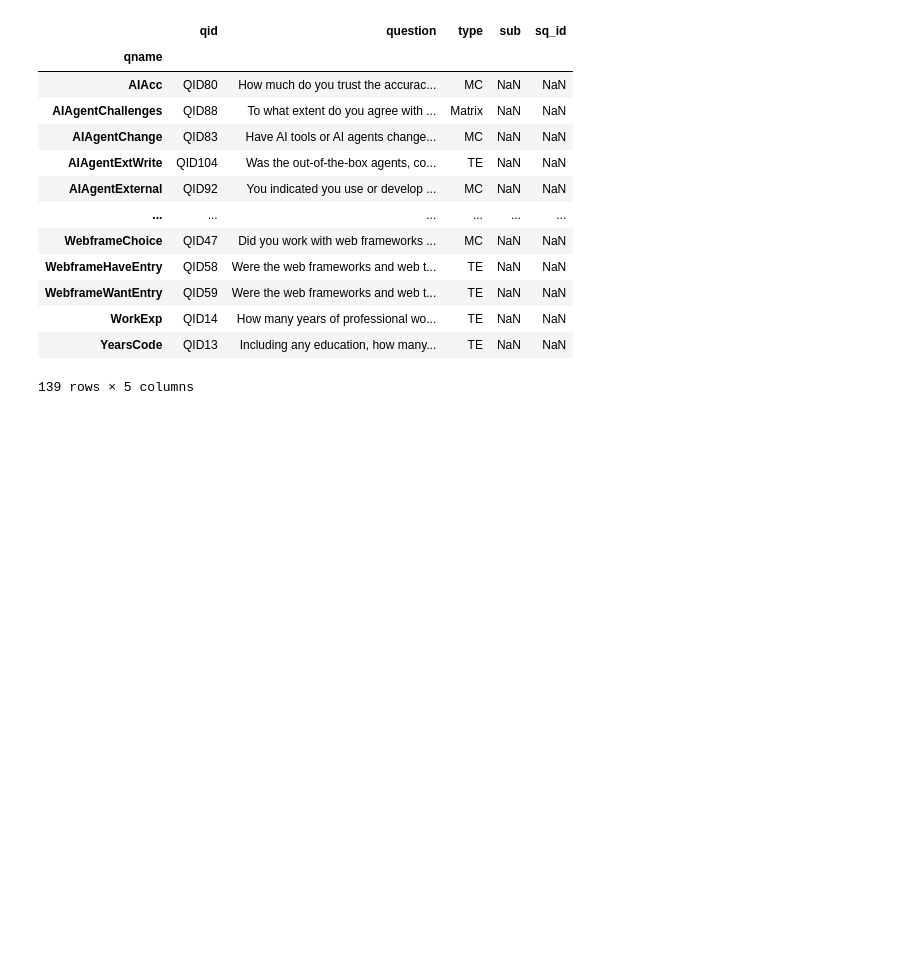
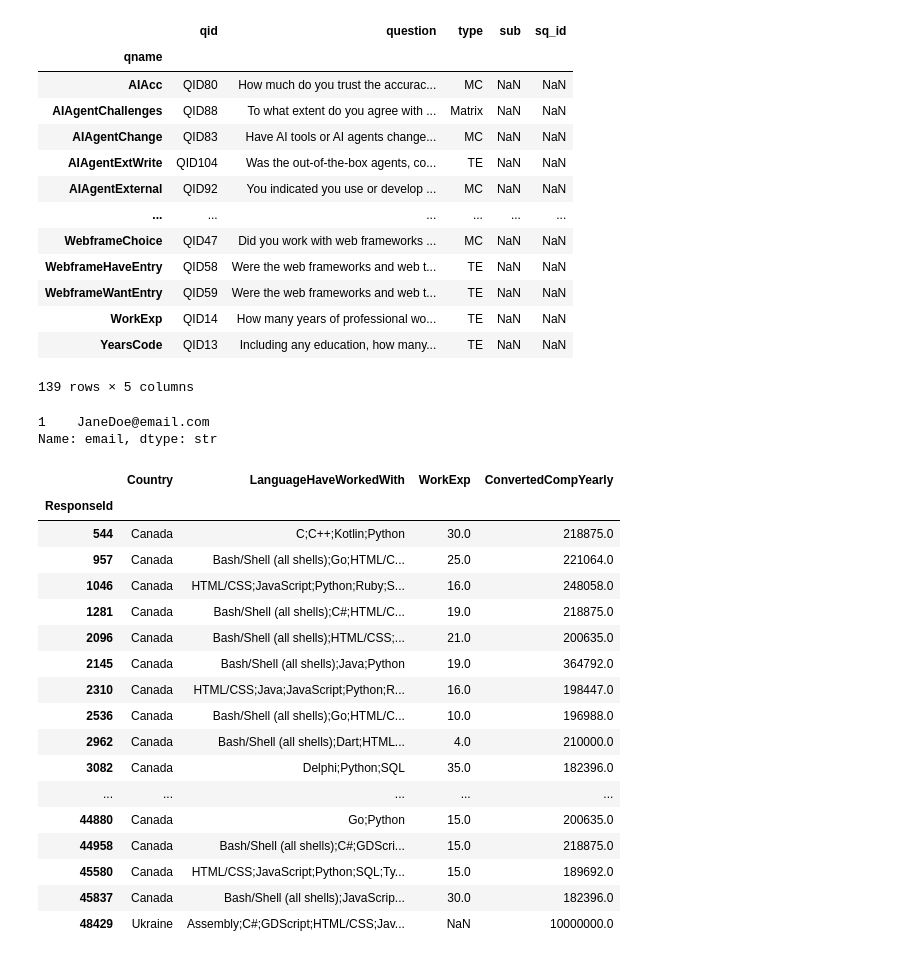
Before and after one commit to medeiroscaio/ml-estudos, a Jupyter notebook: pandas/pandas.ipynb, the cells around one changed output. Drawn from its saved outputs; the diff is of its cells as text; code cells hidden in the pictures; blank space fills up the shorter version.

Commit message:
pandas - boolean masking, isin, str.contains and loc filtering

```diff
--- a/pandas/pandas.ipynb
+++ b/pandas/pandas.ipynb
@@ -262,0 +265,29 @@ schema_df.sort_index()
+# %%
+df.loc[~filt, "email"]
+# %% [output]
+1    JaneDoe@email.com
+Name: email, dtype: str
+# %%
+countries = ["United States", "Brazil", "Ukraine","Canada", "Russia"]
+high_salary = (df["ConvertedCompYearly"] > 180000) & (df["Country"].isin(countries)) & (df["LanguageHaveWorkedWith"].str.contains("Python", na=False))
+# %%
+df.loc[high_salary, ["Country", "LanguageHaveWorkedWith", "WorkExp", "ConvertedCompYearly"]]
+# %% [output]
+|  | Country | LanguageHaveWorkedWith | WorkExp | ConvertedCompYearly |
+| ResponseId |  |  |  |  |
+| 544 | Canada | C;C++;Kotlin;Python | 30.0 | 218875.0 |
+| 957 | Canada | Bash/Shell (all shells);Go;HTML/C... | 25.0 | 221064.0 |
+| 1046 | Canada | HTML/CSS;JavaScript;Python;Ruby;S... | 16.0 | 248058.0 |
+| 1281 | Canada | Bash/Shell (all shells);C#;HTML/C... | 19.0 | 218875.0 |
+| 2096 | Canada | Bash/Shell (all shells);HTML/CSS;... | 21.0 | 200635.0 |
+| 2145 | Canada | Bash/Shell (all shells);Java;Python | 19.0 | 364792.0 |
+| 2310 | Canada | HTML/CSS;Java;JavaScript;Python;R... | 16.0 | 198447.0 |
+| 2536 | Canada | Bash/Shell (all shells);Go;HTML/C... | 10.0 | 196988.0 |
+| 2962 | Canada | Bash/Shell (all shells);Dart;HTML... | 4.0 | 210000.0 |
+| 3082 | Canada | Delphi;Python;SQL | 35.0 | 182396.0 |
+| ... | ... | ... | ... | ... |
+| 44880 | Canada | Go;Python | 15.0 | 200635.0 |
+| 44958 | Canada | Bash/Shell (all shells);C#;GDScri... | 15.0 | 218875.0 |
+| 45580 | Canada | HTML/CSS;JavaScript;Python;SQL;Ty... | 15.0 | 189692.0 |
+| 45837 | Canada | Bash/Shell (all shells);JavaScrip... | 30.0 | 182396.0 |
+| 48429 | Ukraine | Assembly;C#;GDScript;HTML/CSS;Jav... | NaN | 10000000.0 |
```
Also changed, not shown: parts of 3 cells of this notebook.
